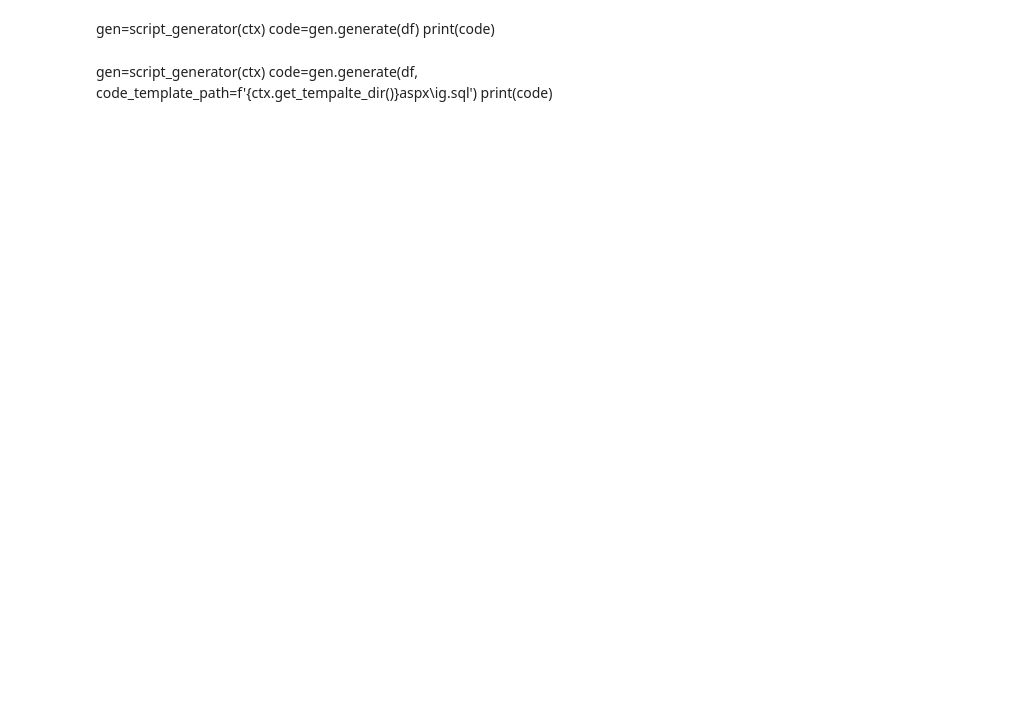
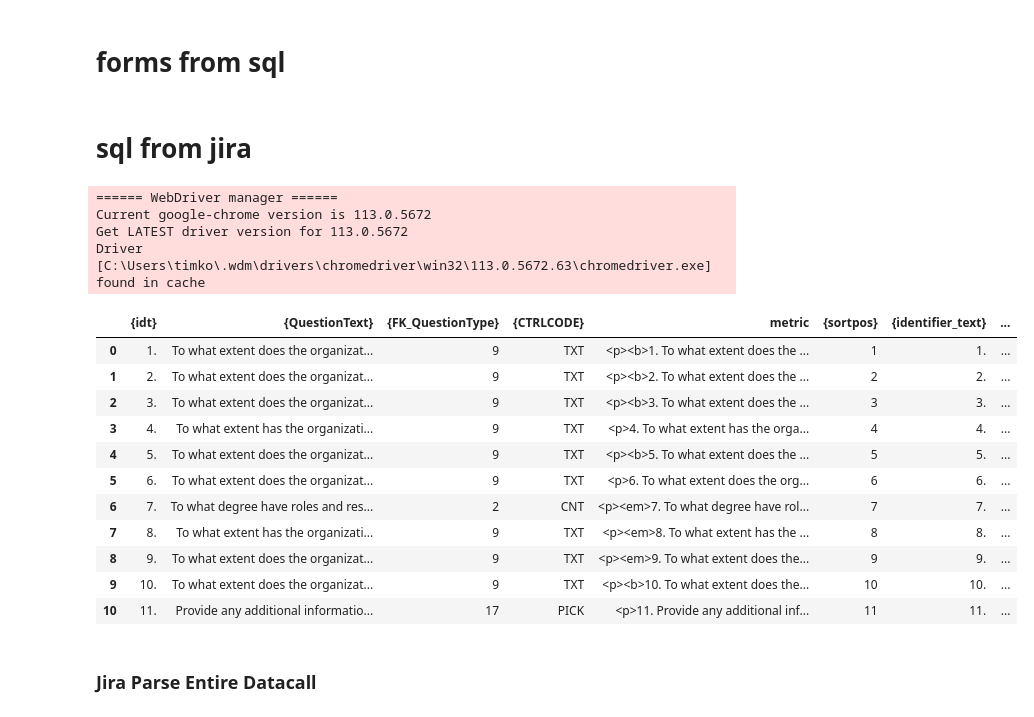
Before and after one commit to tmnkopp/PythonAutomation, a Jupyter notebook: CodeGenerators/codegen.ipynb, the cells around one changed output. Cells and saved outputs as stored; diff of their text form; code cells hidden in the pictures; blank space fills up the shorter version.

```diff
--- a/CodeGenerators/codegen.ipynb
+++ b/CodeGenerators/codegen.ipynb
@@ -37,0 +31,2 @@ requirements > sql > forms
+# %% [markdown]
+# forms from sql
@@ -41,7 +39,29 @@ df
 print(code)
-# %% [markdown]
-gen=script_generator(ctx)
-code=gen.generate(df)
-print(code)
+# %% [markdown]
+# sql from jira
+# %%
+ip = issue_parser(ctx)
+df=ip.parse('9605', usecache=False)
+ip.driver.quit()
+df
+# %% [output]
+====== WebDriver manager ======
+Current google-chrome version is 113.0.5672
+Get LATEST driver version for 113.0.5672
+Driver [C:\Users\timko\.wdm\drivers\chromedriver\win32\113.0.5672.63\chromedriver.exe] found in cache
+|  | {idt} | {QuestionText} | {FK_QuestionType} | {CTRLCODE} | metric | {sortpos} | {identifier_text} | ... |
+| 0 | 1. | To what extent does the organizat... | 9 | TXT | <p><b>1. To what extent does the ... | 1 | 1. | ... |
+| 1 | 2. | To what extent does the organizat... | 9 | TXT | <p><b>2. To what extent does the ... | 2 | 2. | ... |
+| 2 | 3. | To what extent does the organizat... | 9 | TXT | <p><b>3. To what extent does the ... | 3 | 3. | ... |
+| 3 | 4. | To what extent has the organizati... | 9 | TXT | <p>4. To what extent has the orga... | 4 | 4. | ... |
+| 4 | 5. | To what extent does the organizat... | 9 | TXT | <p><b>5. To what extent does the ... | 5 | 5. | ... |
+| 5 | 6. | To what extent does the organizat... | 9 | TXT | <p>6. To what extent does the org... | 6 | 6. | ... |
+| 6 | 7. | To what degree have roles and res... | 2 | CNT | <p><em>7. To what degree have rol... | 7 | 7. | ... |
+| 7 | 8. | To what extent has the organizati... | 9 | TXT | <p><em>8. To what extent has the ... | 8 | 8. | ... |
+| 8 | 9. | To what extent does the organizat... | 9 | TXT | <p><em>9. To what extent does the... | 9 | 9. | ... |
+| 9 | 10. | To what extent does the organizat... | 9 | TXT | <p><b>10. To what extent does the... | 10 | 10. | ... |
+| 10 | 11. | Provide any additional informatio... | 17 | PICK | <p>11. Provide any additional inf... | 11 | 11. | ... |
+# %% [markdown]
+### Jira Parse Entire Datacall
 # %%
 ip = issue_provider(ctx)
@@ -50,4 +73,0 @@ ip.driver.quit()
-# %% [markdown]
-gen=script_generator(ctx)
-code=gen.generate(df, code_template_path=f'{ctx.get_tempalte_dir()}aspx\\ig.sql')
-print(code)
```
Also changed, not shown: parts of 13 cells of this notebook, 20 other files.
